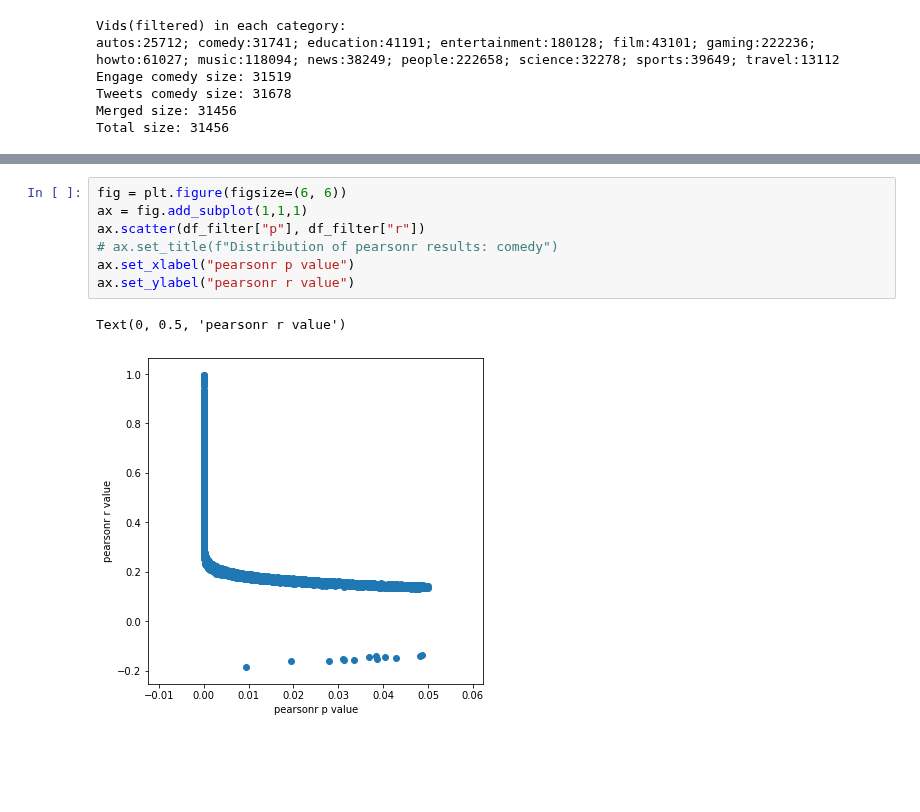
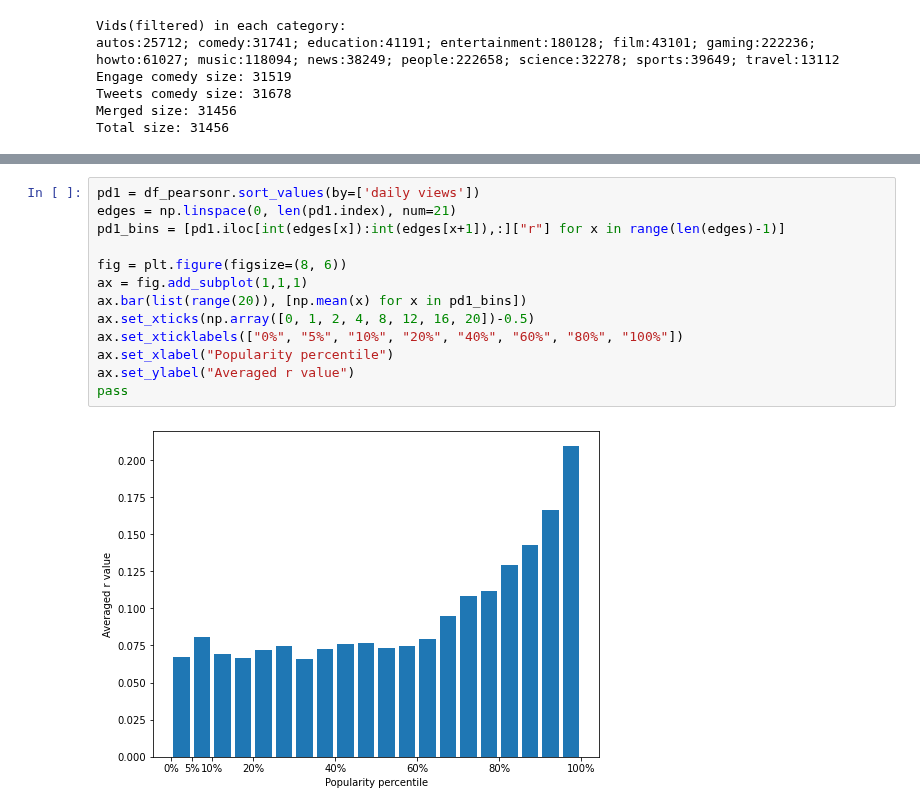
Before and after one commit to septasset/hip-popularity, a Jupyter notebook: data_analysis/engage16_temporal_views_promotion_long-term.ipynb, the cells around one changed output, grey strips where cells are left out. Drawn from its saved outputs; the diff is of its cells as text; blank space fills up the shorter version.

```diff
--- a/data_analysis/engage16_temporal_views_promotion_long-term.ipynb
+++ b/data_analysis/engage16_temporal_views_promotion_long-term.ipynb
@@ -115,10 +122,15 @@ Text(0, 0.5, 'Number of videos')
-# %%
-fig = plt.figure(figsize=(6, 6))
-ax = fig.add_subplot(1,1,1)
-ax.scatter(df_filter["p"], df_filter["r"])
-# ax.set_title(f"Distribution of pearsonr results: comedy")
-ax.set_xlabel("pearsonr p value")
-ax.set_ylabel("pearsonr r value")
-# %% [output]
-Text(0, 0.5, 'pearsonr r value')
-[figure, removed]
+# %%
+pd1 = df_pearsonr.sort_values(by=['daily views'])
+edges = np.linspace(0, len(pd1.index), num=21)
+pd1_bins = [pd1.iloc[int(edges[x]):int(edges[x+1]),:]["r"] for x in range(len(edges)-1)]
+
+fig = plt.figure(figsize=(8, 6))
+ax = fig.add_subplot(1,1,1)
+ax.bar(list(range(20)), [np.mean(x) for x in pd1_bins])
+ax.set_xticks(np.array([0, 1, 2, 4, 8, 12, 16, 20])-0.5)
+ax.set_xticklabels(["0%", "5%", "10%", "20%", "40%", "60%", "80%", "100%"])
+ax.set_xlabel("Popularity percentile")
+ax.set_ylabel("Averaged r value")
+pass
+# %% [output]
+[figure, added]
```
Also changed, not shown: parts of 7 cells of this notebook, 2 other files.
